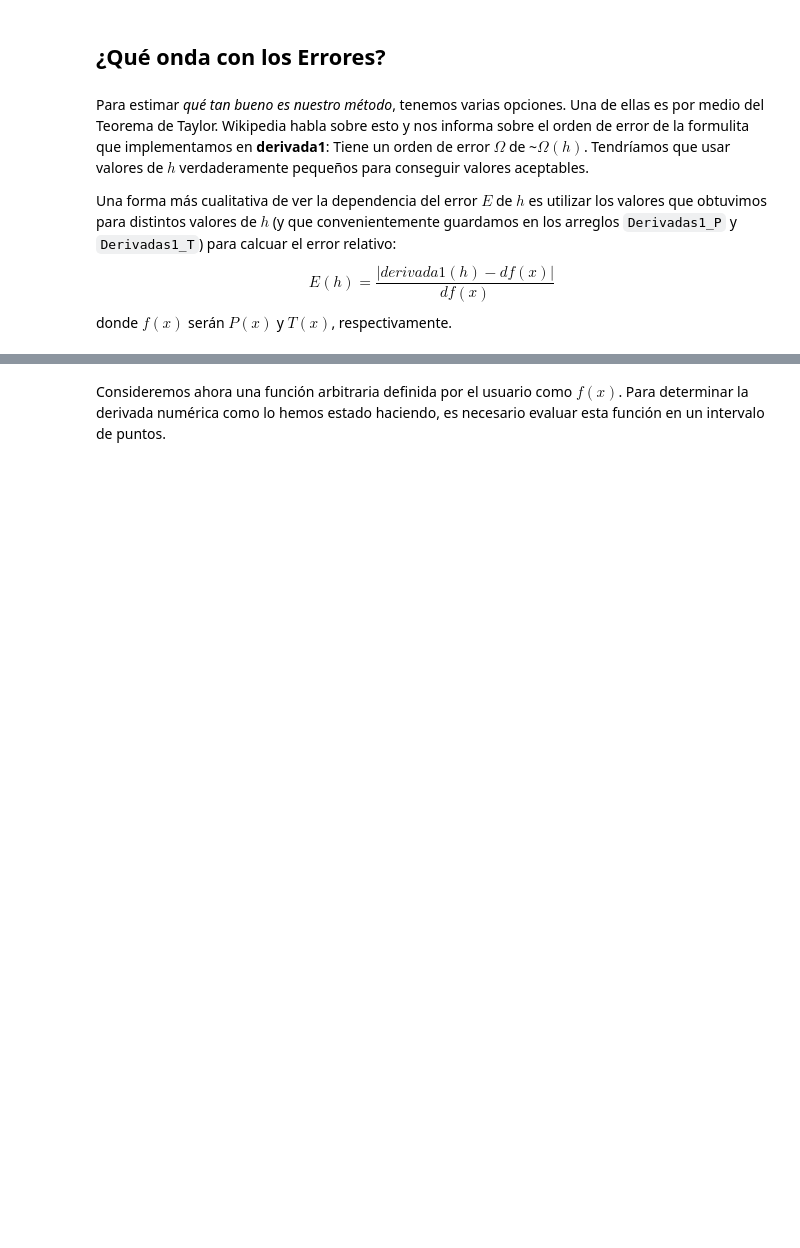
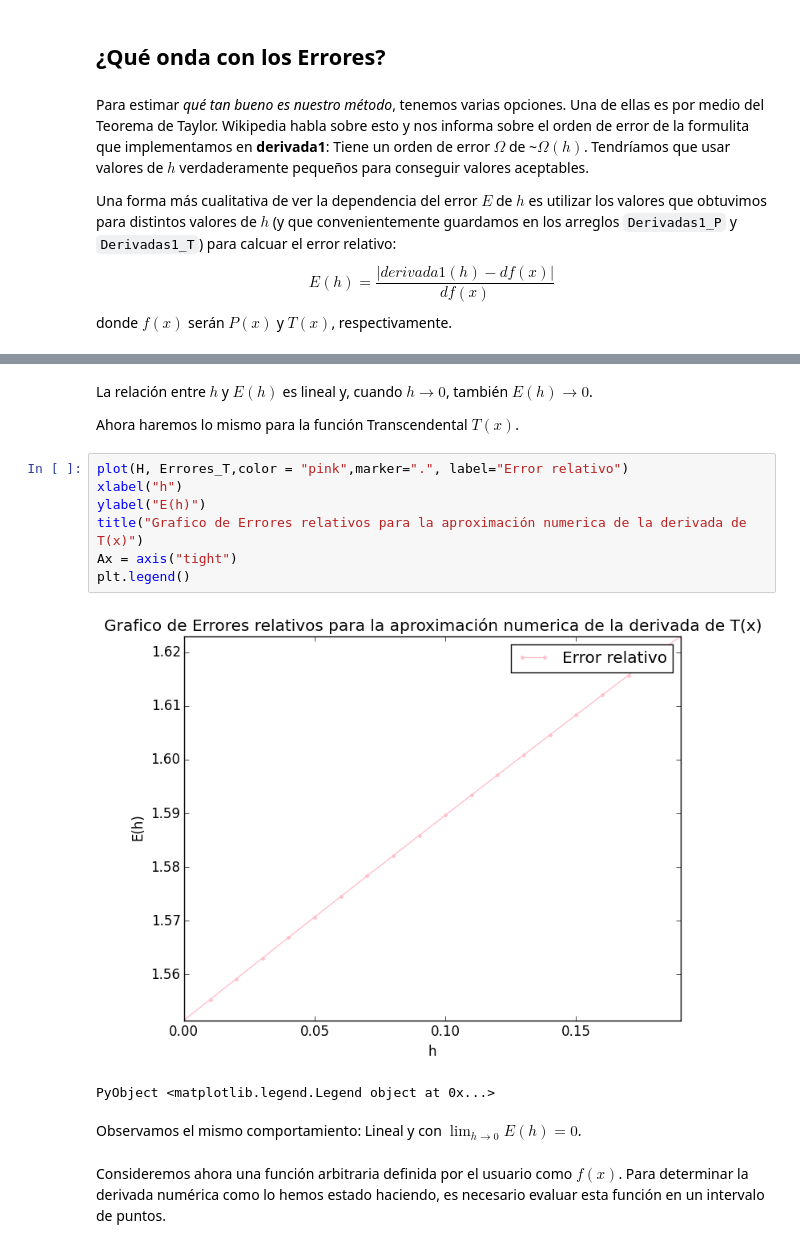
Before and after one commit to lbenet/2016-1_Temas_Selectos_Fisica_Computacional, a Jupyter notebook: tareas/FernandaPerez/SetDeEjerciciosNo1_Ma.FernandaPerez.ipynb, the cells around one changed output, grey strips where cells are left out. Saved outputs shown, nothing was run; the diff lists cells and outputs as text; blank space fills up the shorter version.

```diff
--- a/tareas/FernandaPerez/SetDeEjerciciosNo1_Ma.FernandaPerez.ipynb
+++ b/tareas/FernandaPerez/SetDeEjerciciosNo1_Ma.FernandaPerez.ipynb
@@ -283,3 +265,19 @@ Tiene mucho sentido porque la aproximación de derivada finita que utilizamos en
+# %% [markdown]
+La relación entre $h$ y $E(h)$ es lineal y, cuando $h \rightarrow 0$, también $E(h) \rightarrow 0$.
+
+Ahora haremos lo mismo para la función Transcendental $T(x)$.
+# %%
+plot(H, Errores_T,color = "pink",marker=".", label="Error relativo")
+xlabel("h")
+ylabel("E(h)")
+title("Grafico de Errores relativos para la aproximación numerica de la derivada de T(x)")
+Ax = axis("tight")
+plt.legend()
+# %% [output]
+[figure, added]
+PyObject <matplotlib.legend.Legend object at 0x...>
+# %% [markdown]
+Observamos el mismo comportamiento: Lineal y con $\lim_{h \rightarrow 0} E(h) = 0$.
 # %% [markdown]
 Consideremos ahora una función arbitraria definida por el usuario como $f(x)$.
 Para determinar la derivada numérica como lo hemos estado haciendo, es necesario evaluar esta función en un intervalo de puntos.
```
Also changed, not shown: parts of 50 cells of this notebook.
